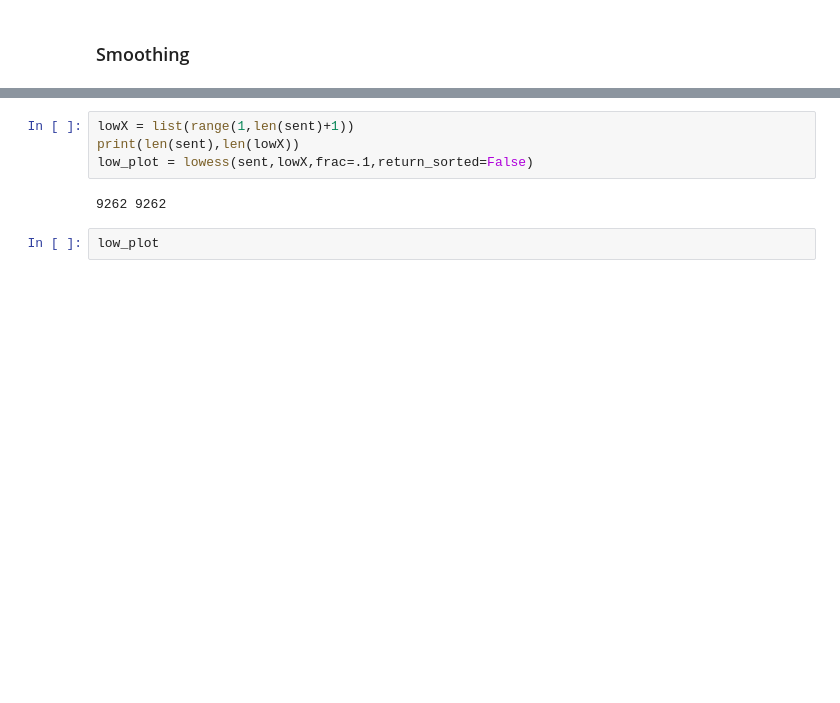
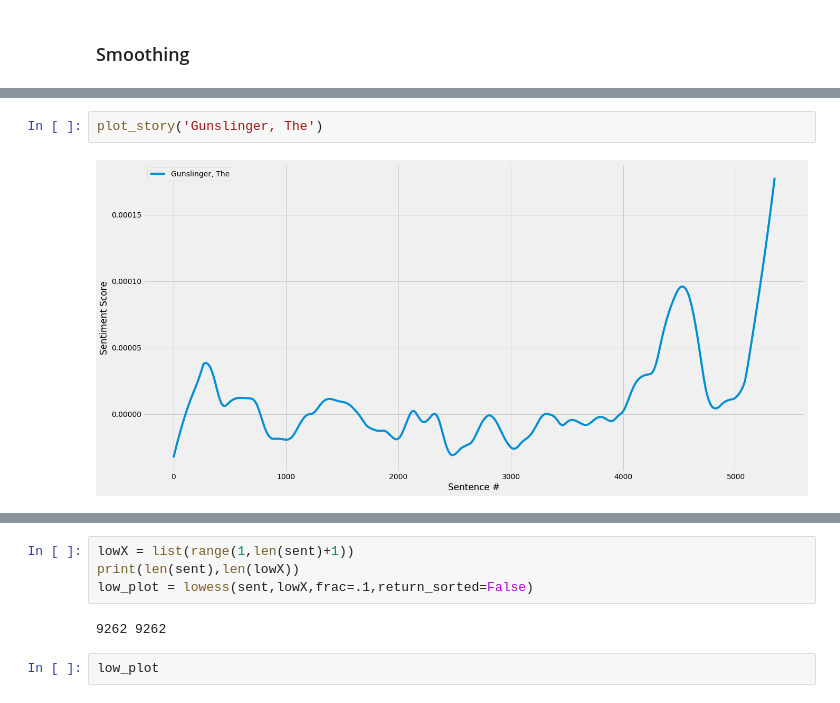
Before and after one commit to xvila/fletcher, a Jupyter notebook: data_processing.ipynb, the cells around one changed output, grey strips where cells are left out. Drawn from its saved outputs; the diff is of its cells as text; blank space fills up the shorter version.

```diff
--- a/data_processing.ipynb
+++ b/data_processing.ipynb
@@ -548,0 +615,4 @@ plt.legend()
+# %%
+plot_story('Gunslinger, The')
+# %% [output]
+[figure, added]
```
Also changed, not shown: parts of 69 cells of this notebook.
